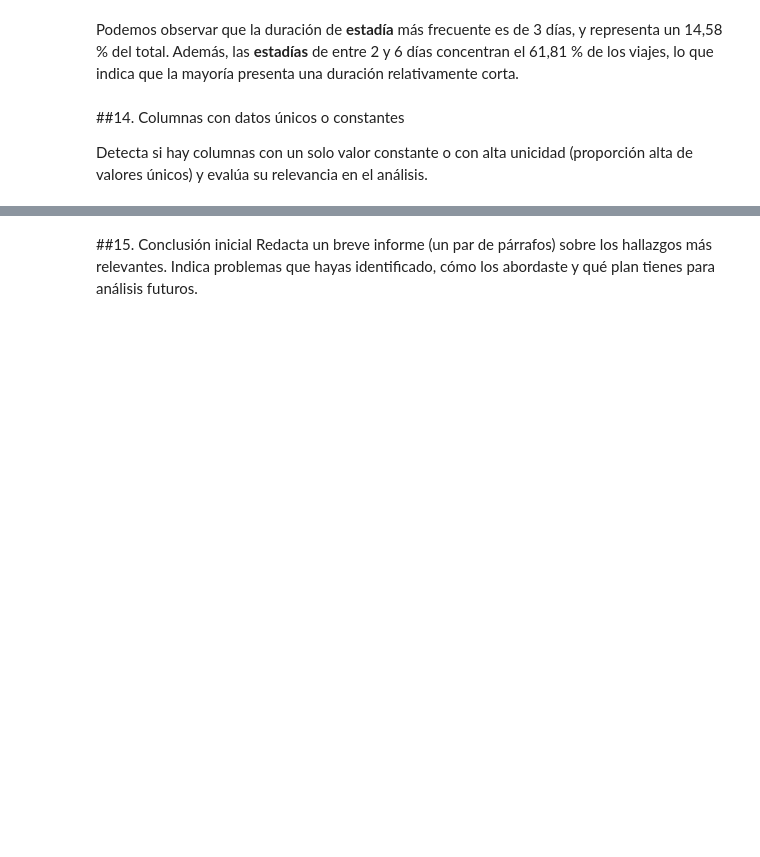
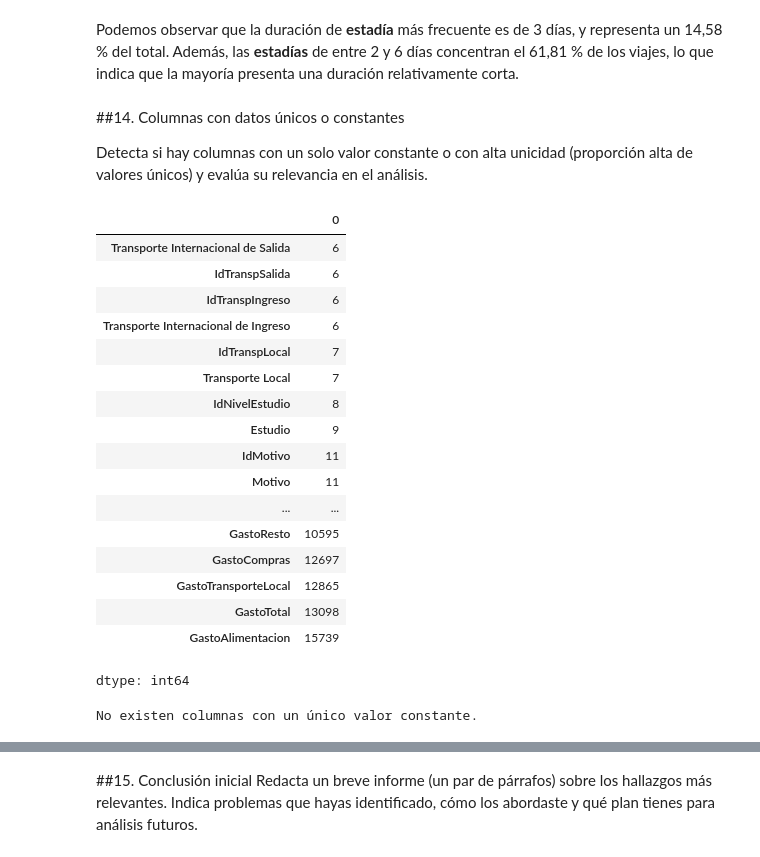
Before and after one commit to ignacionachorodriguez/entrega1-turismo, a Jupyter notebook: entrega1.ipynb, the cells around one changed output, grey strips where cells are left out. Saved outputs shown, nothing was run; the diff lists cells and outputs as text; code cells hidden in the pictures; blank space fills up the shorter version.

```diff
--- a/entrega1.ipynb
+++ b/entrega1.ipynb
@@ -525,3 +548,33 @@ Podemos observar que la duración de **estadía** más frecuente es de 3 días,
 ##14. Columnas con datos únicos o constantes
 
 Detecta si hay columnas con un solo valor constante o con alta unicidad (proporción alta de valores únicos) y evalúa su relevancia en el análisis.
+# %%
+valores_unicos = df_emisivo.nunique().sort_values() # Contamos los valores únicos de cada columna y los ordenamos
+
+display(valores_unicos) # Los mostramos
+
+if (valores_unicos == 1).any(): # Comparamos cada elemento de la Serie valores_unicos con 1 y utilizamos .any() para verificar si alguno es True
+    print("Columnas con un único valor constante:")
+    print(valores_unicos[valores_unicos == 1]) # Si existen, los imprimimos
+else:
+    print("No existen columnas con un único valor constante.") # Si no, imprimimos un mensaje de no existencia de dicha condición
+# %% [output]
+|  | 0 |
+| Transporte Internacional de Salida | 6 |
+| IdTranspSalida | 6 |
+| IdTranspIngreso | 6 |
+| Transporte Internacional de Ingreso | 6 |
+| IdTranspLocal | 7 |
+| Transporte Local | 7 |
+| IdNivelEstudio | 8 |
+| Estudio | 9 |
+| IdMotivo | 11 |
+| Motivo | 11 |
+| ... | ... |
+| GastoResto | 10595 |
+| GastoCompras | 12697 |
+| GastoTransporteLocal | 12865 |
+| GastoTotal | 13098 |
+| GastoAlimentacion | 15739 |
+dtype: int64
+No existen columnas con un único valor constante.
```
Also changed, not shown: parts of 9 cells of this notebook.
